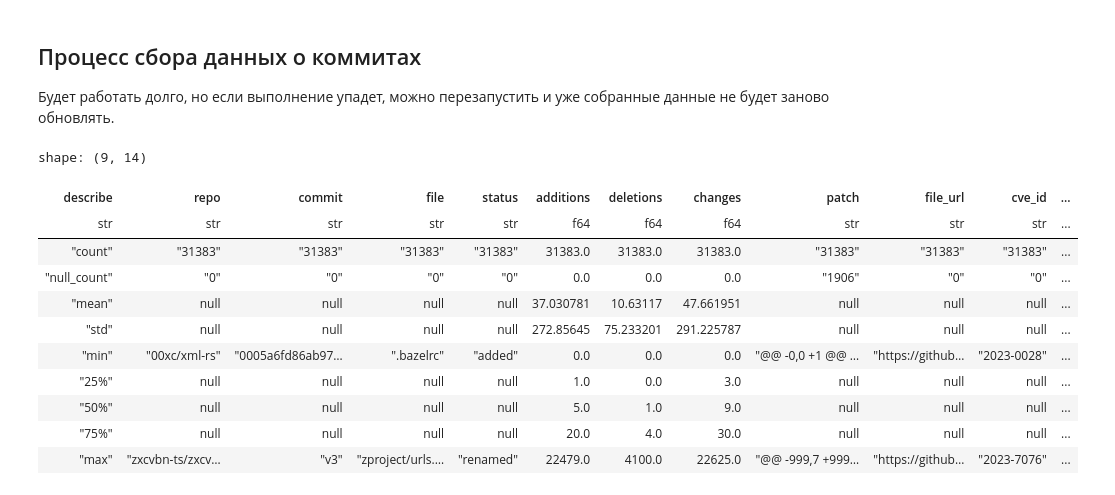
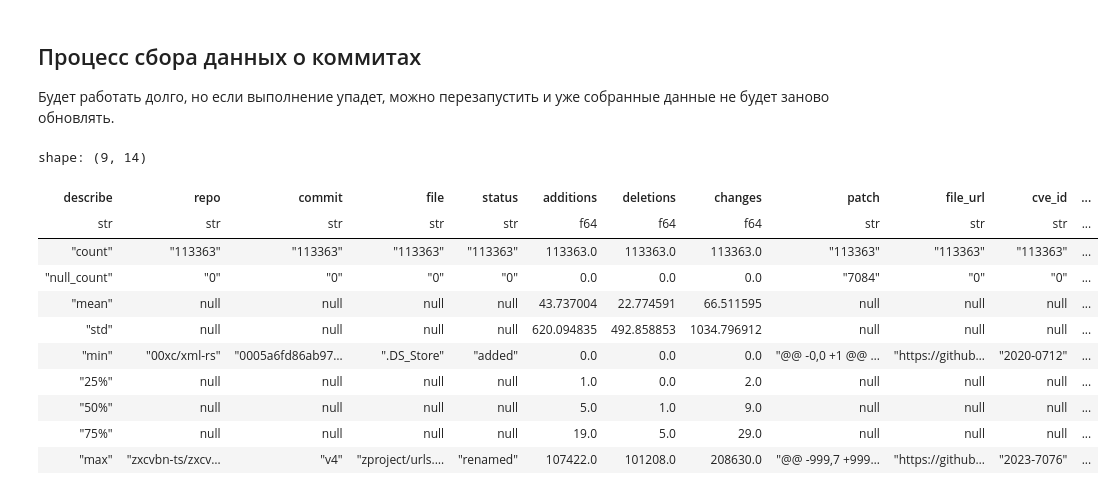
Before and after one commit to vodkar/software_vulnerabilites_investigation, a Jupyter notebook: sv_investigation/process_cve_data.ipynb, the cells around one changed output. Saved outputs shown, nothing was run; the diff lists cells and outputs as text; code cells hidden in the pictures.

```diff
--- a/sv_investigation/process_cve_data.ipynb
+++ b/sv_investigation/process_cve_data.ipynb
@@ -136,7 +136,7 @@ for commit in github_refs.iter_rows(named=True):
 pl.DataFrame(commit_data).write_csv(GITHUB_COMMIT_DATA_PATH)
 # %%
 fix_commits = pl.read_csv(GITHUB_COMMIT_DATA_PATH)
-fix_commits = fix_commits.with_columns(pl.col("cve_id").str.split(by="-").list.get(0).str.to_integer().alias("year")).filter(pl.col("year") > 2022)
+fix_commits = fix_commits.with_columns(pl.col("cve_id").str.split(by="-").list.get(0).str.to_integer().alias("year")).filter(pl.col("year") >= 2020)
 # extract file extension
 fix_commits = fix_commits.with_columns(pl.col("file").str.extract(r".*\.(.*)", group_index=1).alias("file_extension"))
 fix_commits = fix_commits.with_columns(
@@ -175,42 +175,42 @@ fix_commits = fix_commits.with_columns(
             "bash": "Shell",
             "zsh": "Shell",
             "ps1": "PowerShell",
             "psm1": "PowerShell",
             "bat": "Batchfile",
             "cmd": "Batchfile",
             "awk": "Awk",
             "yml": "YAML",
             "yaml": "YAML",
             "json": "JSON",
             "xml": "XML",
             "html": "HTML",
             "css": "CSS",
             "scss": "SCSS",
             "less": "Less",
             "styl": "Stylus",
             "sql": "SQL",
             "pl": "Perl",
             "jl": "Julia",
             "hcl": "HCL",
             "tf": "terraform",
         }
     )
     .alias("language")
 ).filter(pl.Expr.not_(pl.col("language").is_in(["txt", "md", "JSON", "YAML"])))
 fix_commits.describe()
 # %% [output]
 shape: (9, 14)
 | describe | repo | commit | file | status | additions | deletions | changes | patch | file_url | cve_id | ... |
 | str | str | str | str | str | f64 | f64 | f64 | str | str | str | ... |
-| "count" | "31383" | "31383" | "31383" | "31383" | 31383.0 | 31383.0 | 31383.0 | "31383" | "31383" | "31383" | ... |
-| "null_count" | "0" | "0" | "0" | "0" | 0.0 | 0.0 | 0.0 | "1906" | "0" | "0" | ... |
-| "mean" | null | null | null | null | 37.030781 | 10.63117 | 47.661951 | null | null | null | ... |
-| "std" | null | null | null | null | 272.85645 | 75.233201 | 291.225787 | null | null | null | ... |
-| "min" | "00xc/xml-rs" | "0005a6fd86ab97… | ".bazelrc" | "added" | 0.0 | 0.0 | 0.0 | "@@ -0,0 +1 @@ … | "https://github… | "2023-0028" | ... |
-| "25%" | null | null | null | null | 1.0 | 0.0 | 3.0 | null | null | null | ... |
+| "count" | "113363" | "113363" | "113363" | "113363" | 113363.0 | 113363.0 | 113363.0 | "113363" | "113363" | "113363" | ... |
+| "null_count" | "0" | "0" | "0" | "0" | 0.0 | 0.0 | 0.0 | "7084" | "0" | "0" | ... |
+| "mean" | null | null | null | null | 43.737004 | 22.774591 | 66.511595 | null | null | null | ... |
+| "std" | null | null | null | null | 620.094835 | 492.858853 | 1034.796912 | null | null | null | ... |
+| "min" | "00xc/xml-rs" | "0005a6fd86ab97… | ".DS_Store" | "added" | 0.0 | 0.0 | 0.0 | "@@ -0,0 +1 @@ … | "https://github… | "2020-0712" | ... |
+| "25%" | null | null | null | null | 1.0 | 0.0 | 2.0 | null | null | null | ... |
 | "50%" | null | null | null | null | 5.0 | 1.0 | 9.0 | null | null | null | ... |
-| "75%" | null | null | null | null | 20.0 | 4.0 | 30.0 | null | null | null | ... |
-| "max" | "zxcvbn-ts/zxcv… | "v3" | "zproject/urls.… | "renamed" | 22479.0 | 4100.0 | 22625.0 | "@@ -999,7 +999… | "https://github… | "2023-7076" | ... |
+| "75%" | null | null | null | null | 19.0 | 5.0 | 29.0 | null | null | null | ... |
+| "max" | "zxcvbn-ts/zxcv… | "v4" | "zproject/urls.… | "renamed" | 107422.0 | 101208.0 | 208630.0 | "@@ -999,7 +999… | "https://github… | "2023-7076" | ... |
 # %%
 top_languages = set(
     fix_commits.group_by(by="language")
```
Also changed, not shown: parts of 2 cells of this notebook, 2 other files.
